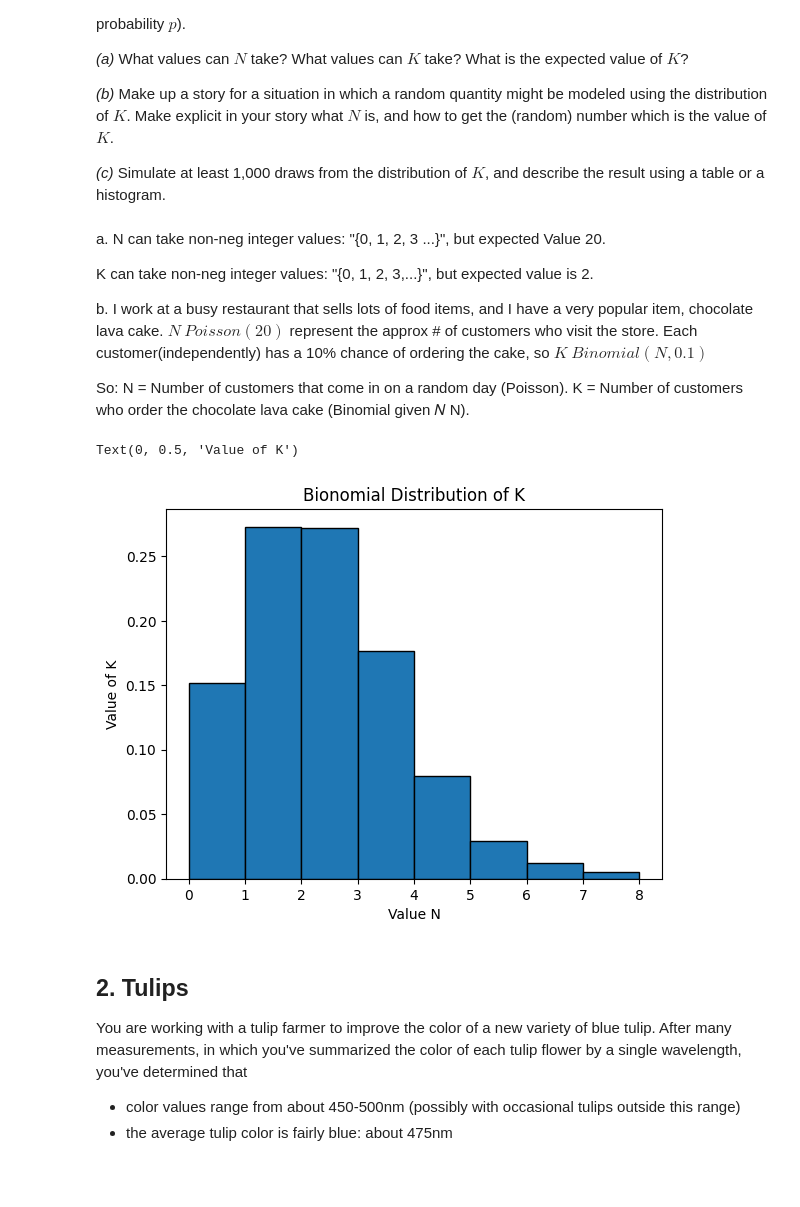
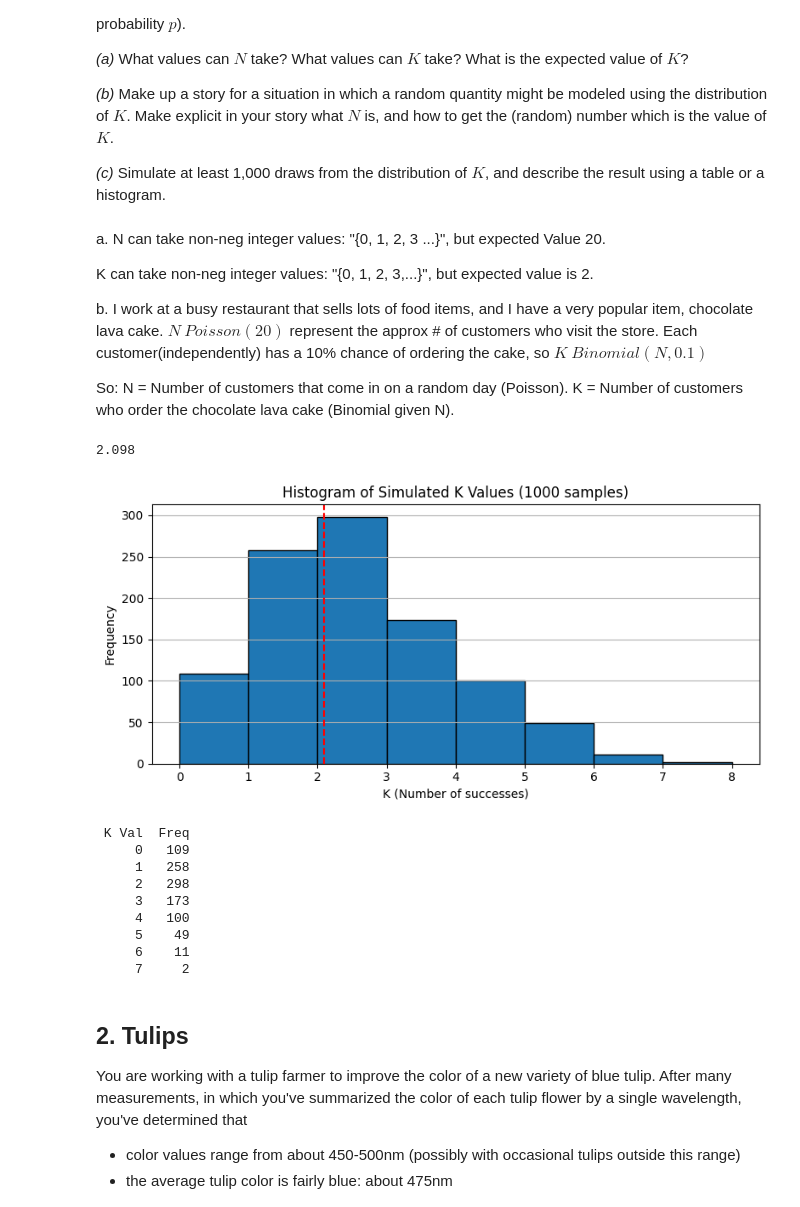
Before and after one commit to vikthebrik/DSCI-MATH-345, a Jupyter notebook: HW2/HW02.ipynb, the cells around one changed output. Saved outputs shown, nothing was run; the diff lists cells and outputs as text; code cells hidden in the pictures; blank space fills up the shorter version.

```diff
--- a/HW2/HW02.ipynb
+++ b/HW2/HW02.ipynb
@@ -45,21 +45,50 @@ $K ~ Binomial(N,0.1)$
 
 So:
 N = Number of customers that come in on a random day (Poisson).
-K = Number of customers who order the chocolate lava cake (Binomial given
-𝑁
-N).
+K = Number of customers who order the chocolate lava cake (Binomial given N).
 # %%
 #C
+import pandas as pd
+#sim 1000 N~Poisson(20)
 N = rng.poisson(lam=20, size=1000)
 p = 0.1
+
+#Sim K ~ Binomial(N, 0.1)
 K = rng.binomial(N, p)
-plt.hist(K,bins=range(min(K), max(K)+1),edgecolor='black', density=True)
-plt.title("Bionomial Distribution of K")
-plt.xlabel("Value N")
-plt.ylabel("Value of K")
+
+
+#Define frequencies:
+k_count = pd.Series(K).value_counts().sort_index()
+k_freq = k_count.reset_index()
+k_freq.columns = ['K Val', "Freq"]
+
+
+# Step 4: Plot histogram
+print(np.mean(K))
+plt.figure(figsize=(8, 4))
+plt.hist(K, bins=range(min(K), max(K)+2), edgecolor='black')
+plt.axvline(np.mean(K), color='red', linestyle='--')
+plt.title("Histogram of Simulated K Values (1000 samples)")
+plt.xlabel("K (Number of successes)")
+plt.ylabel("Frequency")
+plt.grid(True, axis='y')
+plt.tight_layout()
+plt.show()
+
+# Step 5: Print frequency table
+print(k_freq.to_string(index=False))
 # %% [output]
-Text(0, 0.5, 'Value of K')
+2.098
-[figure, old version]
+[figure, new version]
+ K Val  Freq
+     0   109
+     1   258
+     2   298
+     3   173
+     4   100
+     5    49
+     6    11
+     7     2
 # %% [markdown]
 ## 2. Tulips
 
```
Also changed, not shown: parts of 7 cells of this notebook.
